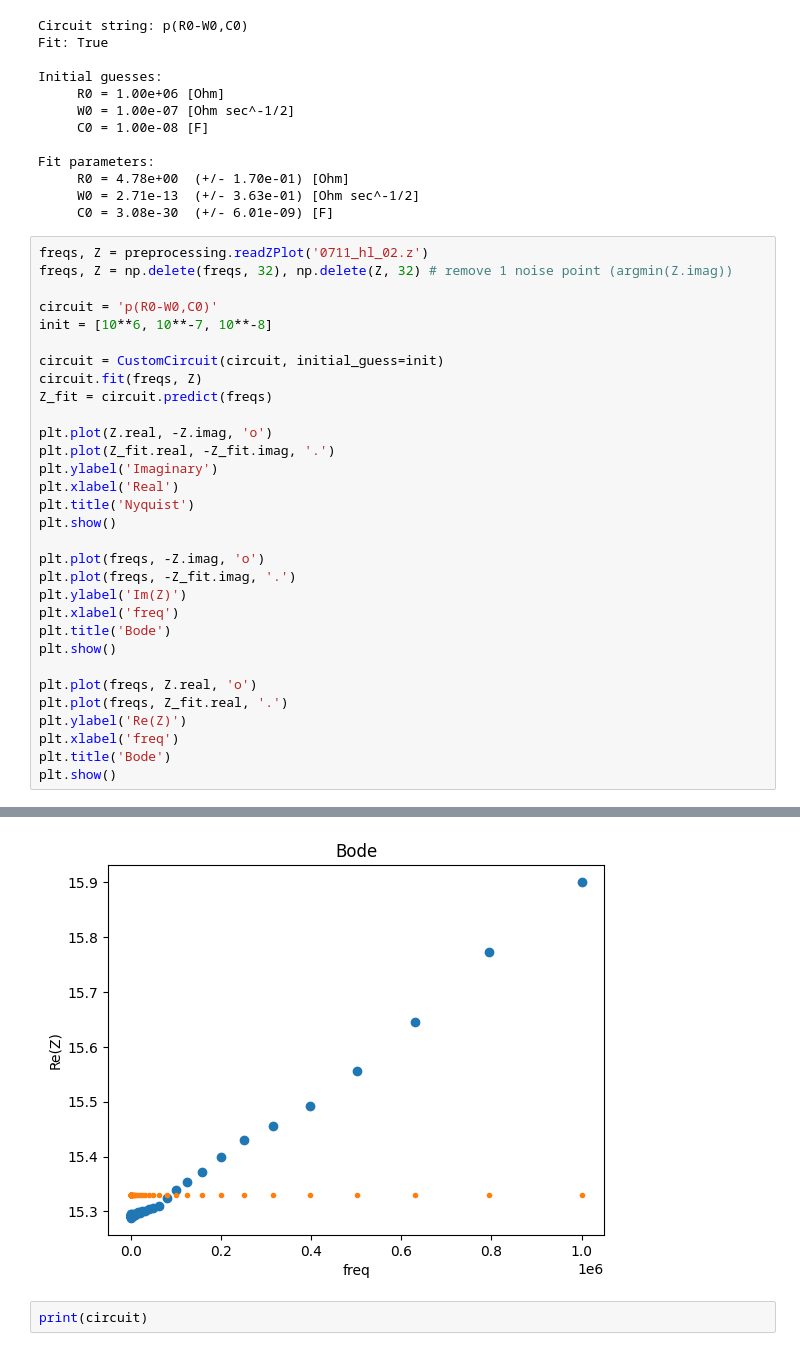
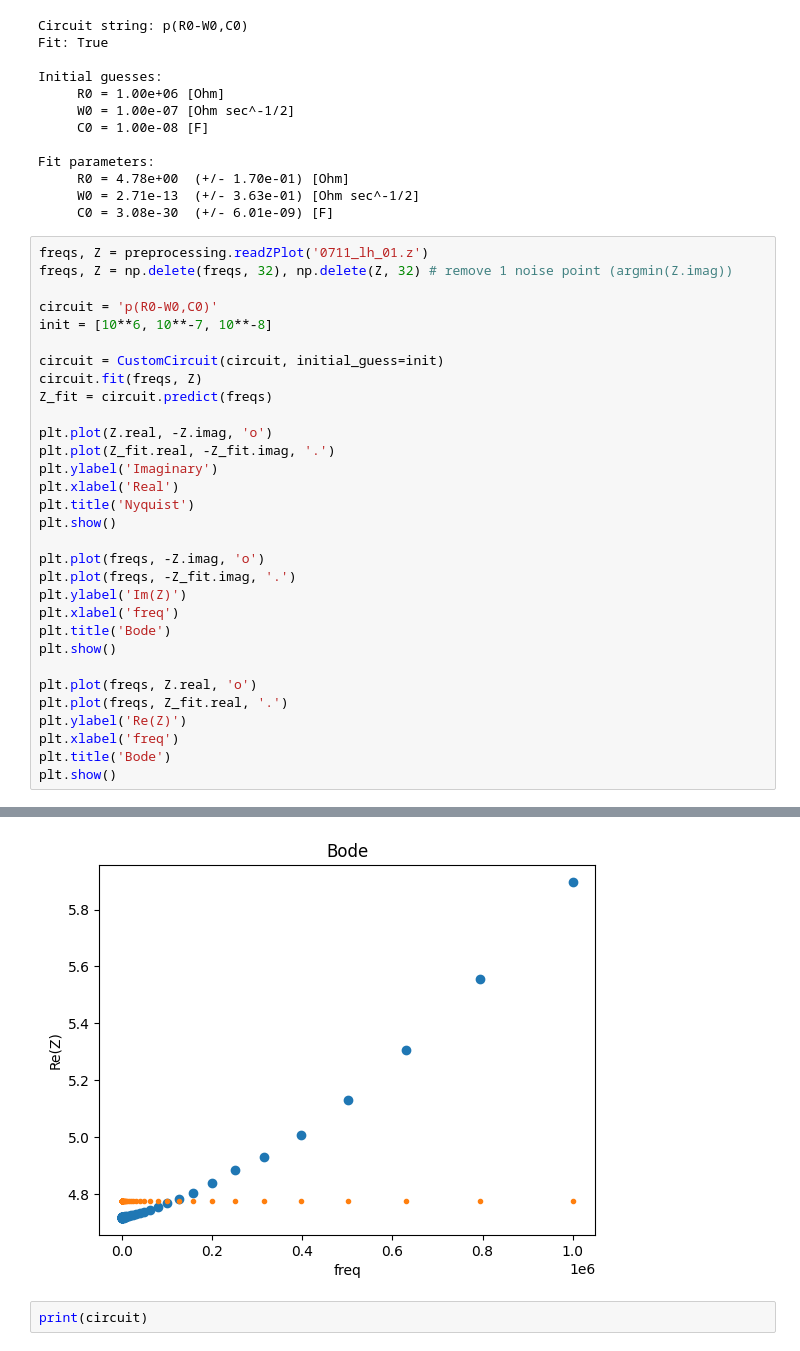
Before and after one commit to beepmo/gator, a Jupyter notebook: data/07-11/Brain_sample_EIS.ipynb, the cells around one changed output, grey strips where cells are left out. Saved outputs shown, nothing was run; the diff lists cells and outputs as text.

```diff
--- a/data/07-11/Brain_sample_EIS.ipynb
+++ b/data/07-11/Brain_sample_EIS.ipynb
@@ -101,7 +100,7 @@ Fit parameters:
      W0 = 2.71e-13  (+/- 3.63e-01) [Ohm sec^-1/2]
      C0 = 3.08e-30  (+/- 6.01e-09) [F]
 # %%
-freqs, Z = preprocessing.readZPlot('0711_hl_02.z')
+freqs, Z = preprocessing.readZPlot('0711_lh_01.z')
 freqs, Z = np.delete(freqs, 32), np.delete(Z, 32) # remove 1 noise point (argmin(Z.imag))
 
 circuit = 'p(R0-W0,C0)'
@@ -137,4 +136,4 @@ plt.show()
-[figure, old version]
+[figure, new version]
 # %%
 print(circuit)
 # %% [output]
```
Also changed, not shown: parts of 6 cells of this notebook.
